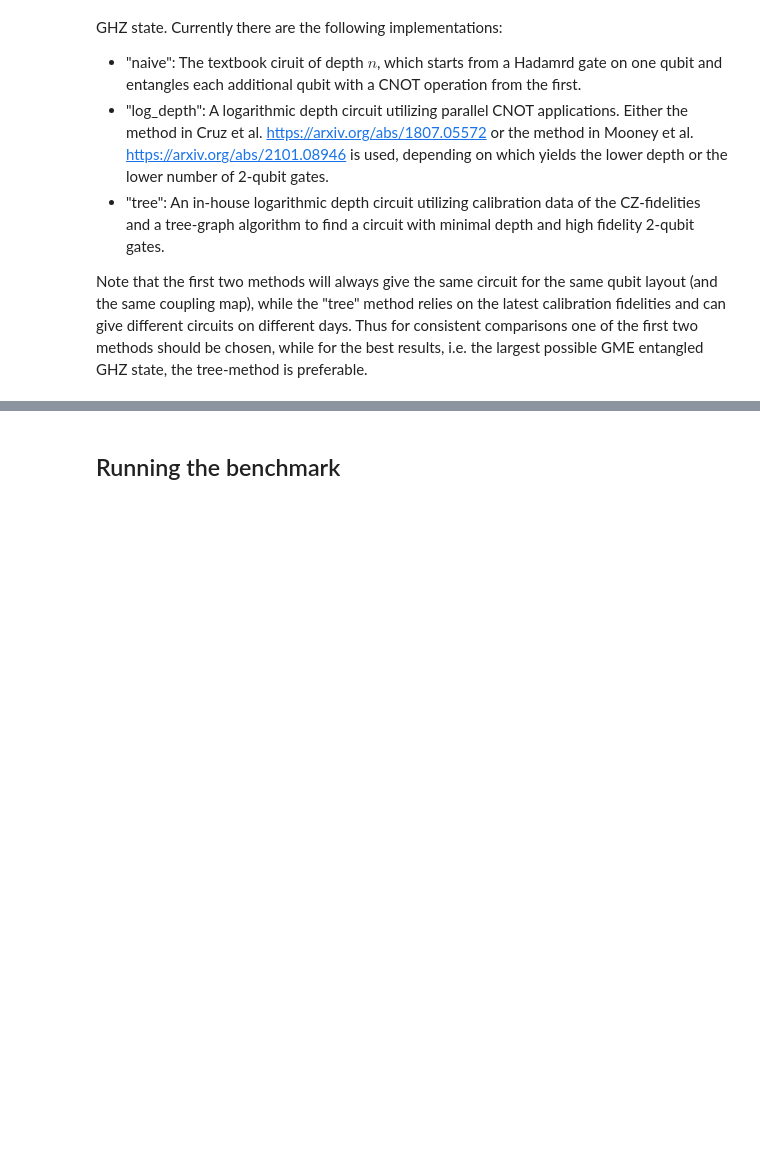
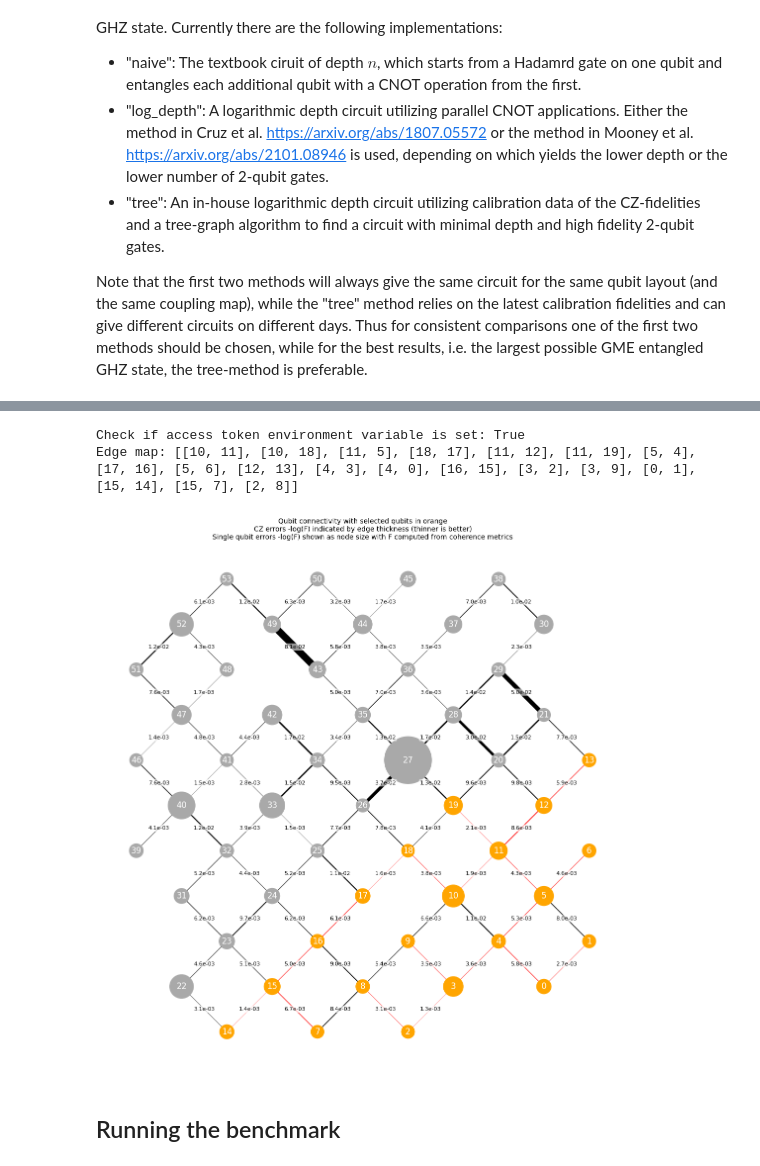
Before and after one commit to iqm-finland/iqm-benchmarks, a Jupyter notebook: docs/examples/example_ghz.ipynb, the cells around one changed output, grey strips where cells are left out. Cells and saved outputs as stored; diff of their text form; code cells hidden in the pictures; blank space fills up the shorter version.

```diff
--- a/docs/examples/example_ghz.ipynb
+++ b/docs/examples/example_ghz.ipynb
@@ -68,3 +100,14 @@ Check if access token environment variable is set: True
+# %%
+from iqm.benchmarks.utils_plots import plot_layout_fidelity_graph
+import os
+
+print(f"Check if access token environment variable is set: {'IQM_TOKEN' in os.environ}")
+qubit_layouts = [list(range(20))]
+fig = plot_layout_fidelity_graph(iqm_server_url, backend, quantum_computer = quantum_computer, qubit_layouts = qubit_layouts, sq_metric="coherence", show_ghz_path = True)
+# %% [output]
+Check if access token environment variable is set: True
+Edge map: [[10, 11], [10, 18], [11, 5], [18, 17], [11, 12], [11, 19], [5, 4], [17, 16], [5, 6], [12, 13], [4, 3], [4, 0], [16, 15], [3, 2], [3, 9], [0, 1], [15, 14], [15, 7], [2, 8]]
+[figure, added]
 # %% [markdown]
 ## Running the benchmark
 # %%
```
Also changed, not shown: parts of 13 cells of this notebook, 10 other files.
